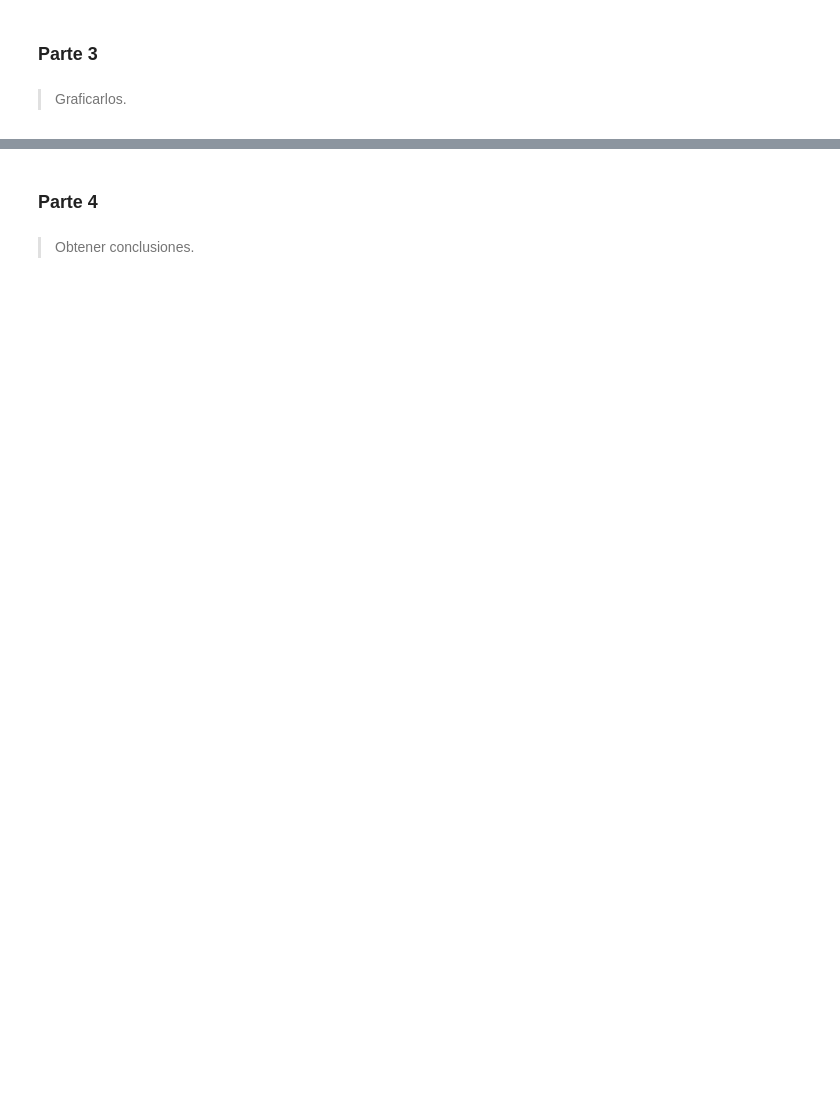
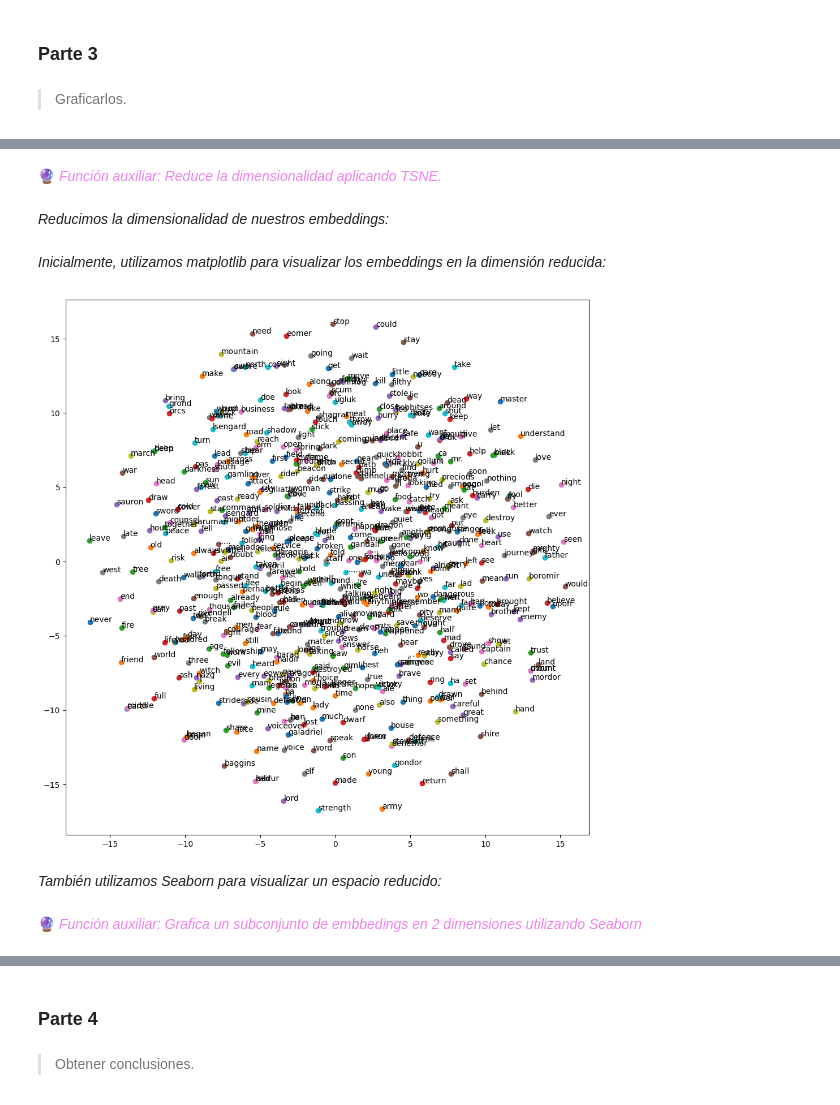
Before and after one commit to brunomaso1/uba-ceia, a Jupyter notebook: ceia-nlp/Desafio 2.ipynb, the cells around one changed output, grey strips where cells are left out. Cells and saved outputs as stored; diff of their text form; code cells hidden in the pictures; blank space fills up the shorter version.

```diff
--- a/ceia-nlp/Desafio 2.ipynb
+++ b/ceia-nlp/Desafio 2.ipynb
@@ -55,0 +225,6 @@ from pandas import pandas
+# %%
+rng = np.random.default_rng(seed=RANDOM_SEED)
+
+for i in range(5):
+    random_index = rng.integers(len(sentence_tokens))
+    print(sentence_tokens[random_index])
@@ -55,0 +342,12 @@ from pandas import pandas
+# %%
+print("Start training...\n")
+
+w2v_model.train(
+    sentence_tokens,
+    total_examples=w2v_model.corpus_count,
+    epochs=EPOCHS,
+    compute_loss=True,
+    callbacks=[
+        MultiTqdmCallbackWithLoss(EPOCHS) if VERBOSE else TqdmCallbackWithLoss(EPOCHS)
+    ],
+)
@@ -63,0 +583,39 @@ from pandas import pandas
+# %% [markdown]
+🔮 <em><font color='violet'>Función auxiliar:</font></em>
+<em><font color='violet'>Reduce la dimensionalidad aplicando TSNE.</font></em>
+# %%
+def reduce_dimensions(model, num_dimensions=2):
+    # Extrae los vectores del modelo (tamaño vocabulario, dimensión original).
+    vectors = np.asarray(model.wv.vectors)
+    # Extrae los tokens correspondientes a los vectores
+    labels = np.asarray(model.wv.index_to_key)
+
+    # Creamos el modelo TSNE
+    tsne = TSNE(n_components=num_dimensions, random_state=RANDOM_SEED)
+
+    # Transforma los vectores a (tamaño vocabulario, num_dimensions)
+    vectors = tsne.fit_transform(vectors)
+
+    return vectors, labels
+# %% [markdown]
+_Reducimos la dimensionalidad de nuestros embeddings:_
+# %%
+vectors2d, labels = reduce_dimensions(w2v_model)
+# %% [markdown]
+_Inicialmente, utilizamos matplotlib para visualizar los embeddings en la dimensión reducida:_
+# %%
+plt.figure(figsize=(10, 10))
+for i, label in enumerate(labels):
+    x, y = vectors2d[i]
+    plt.scatter(x, y)
+    plt.annotate(label, (x, y))
+
+plt.tight_layout()
+plt.show()
+# %% [output]
+[figure, added]
+# %% [markdown]
+_También utilizamos Seaborn para visualizar un espacio reducido:_
+# %% [markdown]
+🔮 <em><font color='violet'>Función auxiliar:</font></em>
+<em><font color='violet'>Grafica un subconjunto de embbedings en 2 dimensiones utilizando Seaborn</font></em>
```
Also changed, not shown: parts of 97 cells of this notebook, 2 other files.
